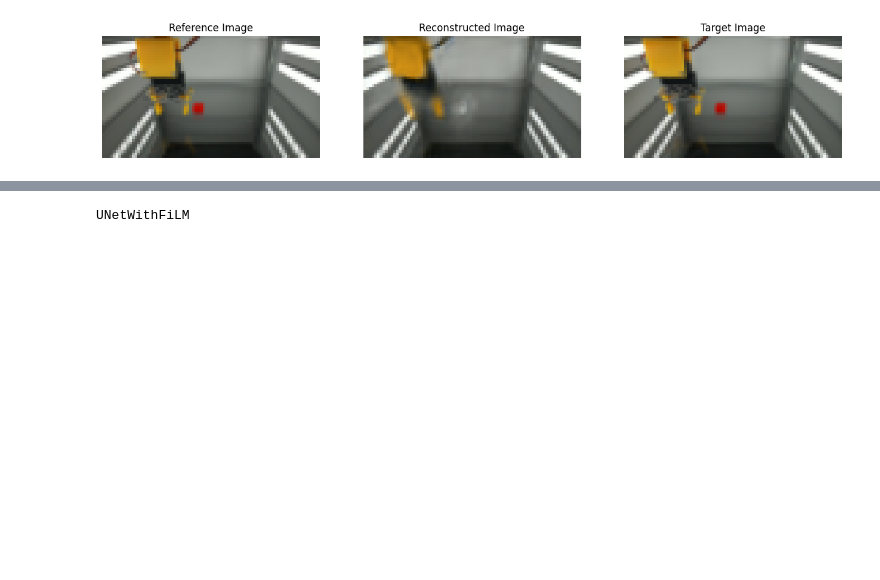
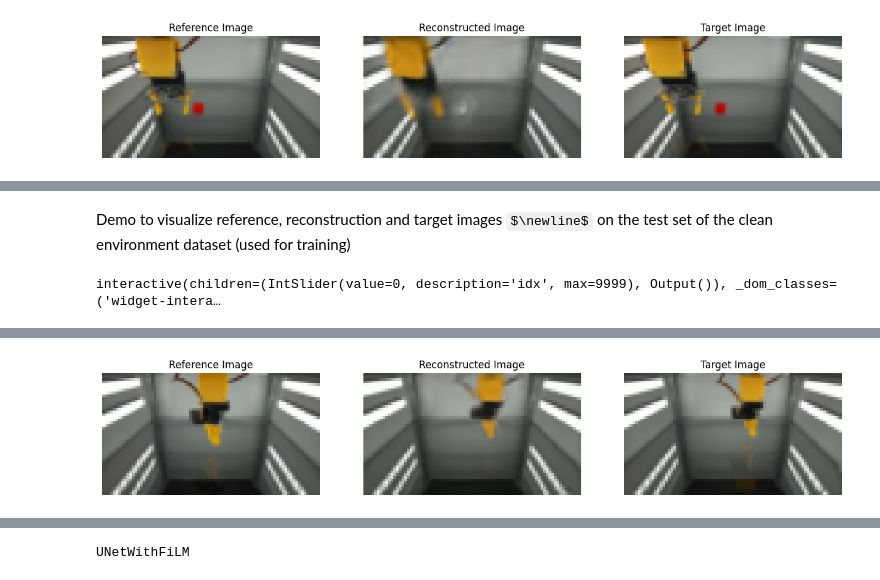
Before and after one commit to GiacomoBillo/cloudgripper-visual-autoencoder, a Jupyter notebook: visual_autoencoder/demo.ipynb, the cells around one changed output, grey strips where cells are left out. Saved outputs shown, nothing was run; the diff lists cells and outputs as text; code cells hidden in the pictures; some formulas as TeX source; blank space fills up the shorter version.

Commit message:
feat: demo of of unet with 10/60 references, with/without background in input, with k-mean clustering vs with grid for selecting references

```diff
--- a/visual_autoencoder/demo.ipynb
+++ b/visual_autoencoder/demo.ipynb
@@ -699,0 +699,6 @@ Robot configuration x=0.070, y=0.500, z=0.150, r=0.000, g=1.000
+# %%
+from conditioned_UNet import UNetWithFiLMAndEnv
+dir = "trained_models_cluster"
+decoder_type = "u_net_with_fi_l_m_and_env"
+trained_decoders = os.listdir(os.path.join(dir, decoder_type))
+print("Available trained Convolutional Decoders:", *trained_decoders, sep="\n- ")
@@ -699,0 +708,4 @@ Robot configuration x=0.070, y=0.500, z=0.150, r=0.000, g=1.000
+# %%
+MODEL_TO_LOAD = "unet_10ref_background_val10000_batch32_xyzrg"
+model_path = os.path.join(dir, decoder_type, MODEL_TO_LOAD)
+unet_10ref_env, unet_10ref_env_trainer, config = load_model(UNetWithFiLMAndEnv, model_path)
@@ -699,0 +728,10 @@ Robot configuration x=0.070, y=0.500, z=0.150, r=0.000, g=1.000
+# %% [markdown]
+Demo to visualize reference, reconstruction and target images $\newline$
+on the test set of the clean environment dataset (used for training)
+# %%
+slider_reference_vs_reconstruction_vs_target(test_dataset_10ref, unet_10ref_env_trainer)
+# %% [output]
+interactive(children=(IntSlider(value=0, description='idx', max=9999), Output()), _dom_classes=('widget-intera…
+# %%
+show_sample_reference_vs_reconstruction_vs_target(test_dataset_10ref, unet_10ref_env_trainer, idx=8)
+# %% [output]
@@ -699,0 +742 @@ Robot configuration x=0.070, y=0.500, z=0.150, r=0.000, g=1.000
+[figure, added]
```
Also changed, not shown: parts of 26 cells of this notebook.
